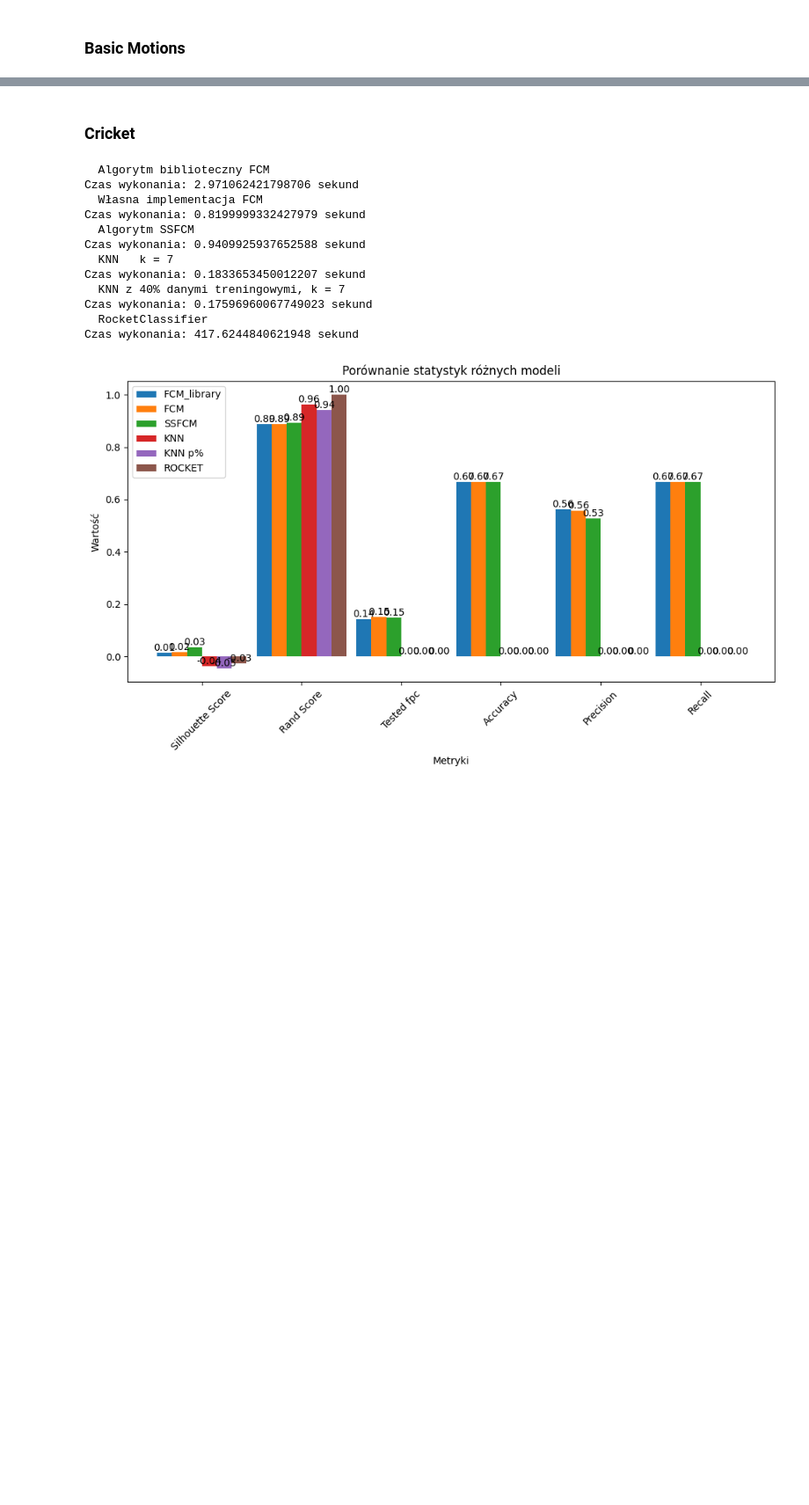
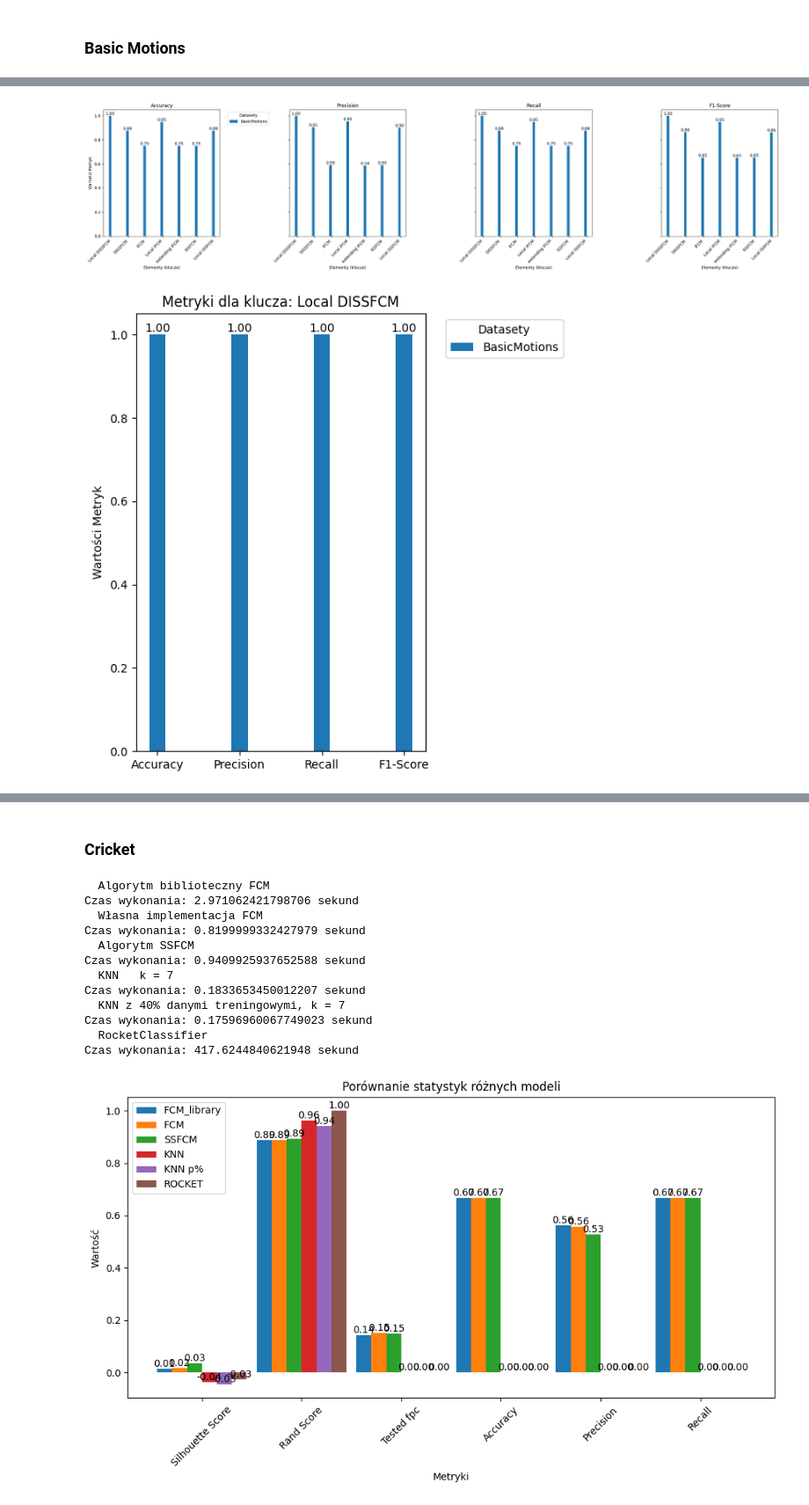
Before and after one commit to JakKepka/FuzzyClusteringAlgorithms, a Jupyter notebook: jupyter-notebooks/test_diffrent_dataset.ipynb, the cells around one changed output, grey strips where cells are left out. Shown at 88% size. Saved outputs shown, nothing was run; the diff lists cells and outputs as text; code cells hidden in the pictures; blank space fills up the shorter version.

```diff
--- a/jupyter-notebooks/test_diffrent_dataset.ipynb
+++ b/jupyter-notebooks/test_diffrent_dataset.ipynb
@@ -66,0 +90,7 @@ plot_centroids_from_dict(output_basic_motions)
+# %%
+plot_metrics_by_metrics(output_list, output_list_name)
+plot_metrics_by_algorithm(output_list, output_list_name)
+plot_metrics_by_dataset(output_list, output_list_name)
+# %% [output]
+[figure, added]
+[figure, added]
```
Also changed, not shown: parts of 15 cells of this notebook.
